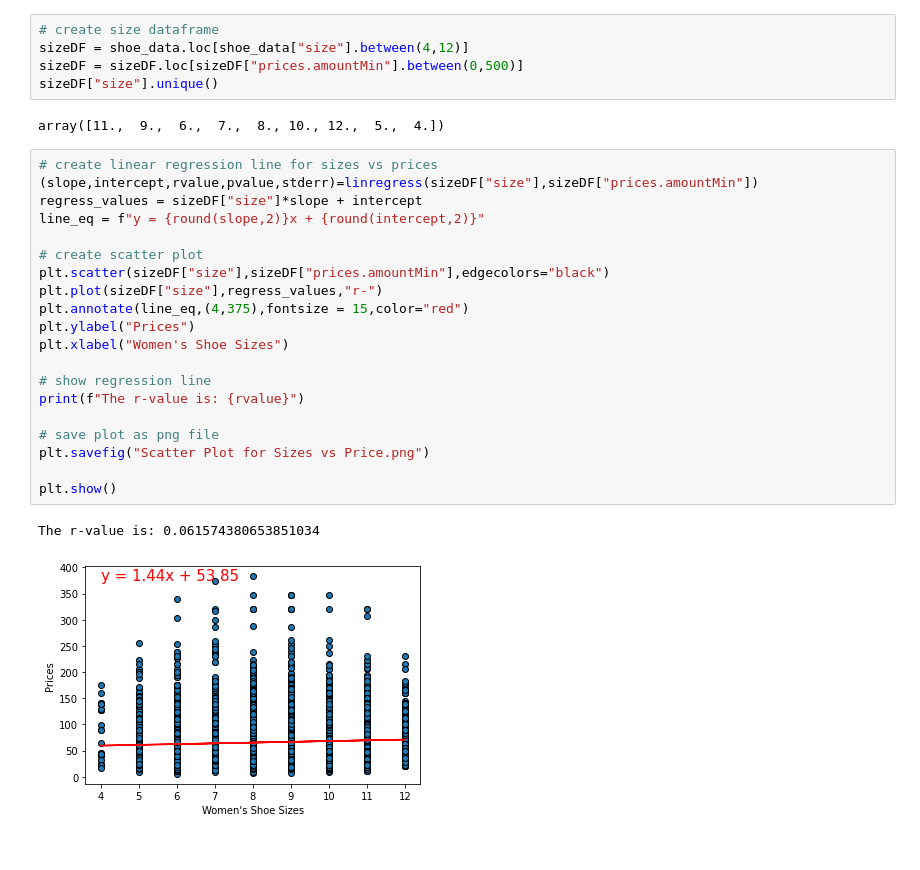
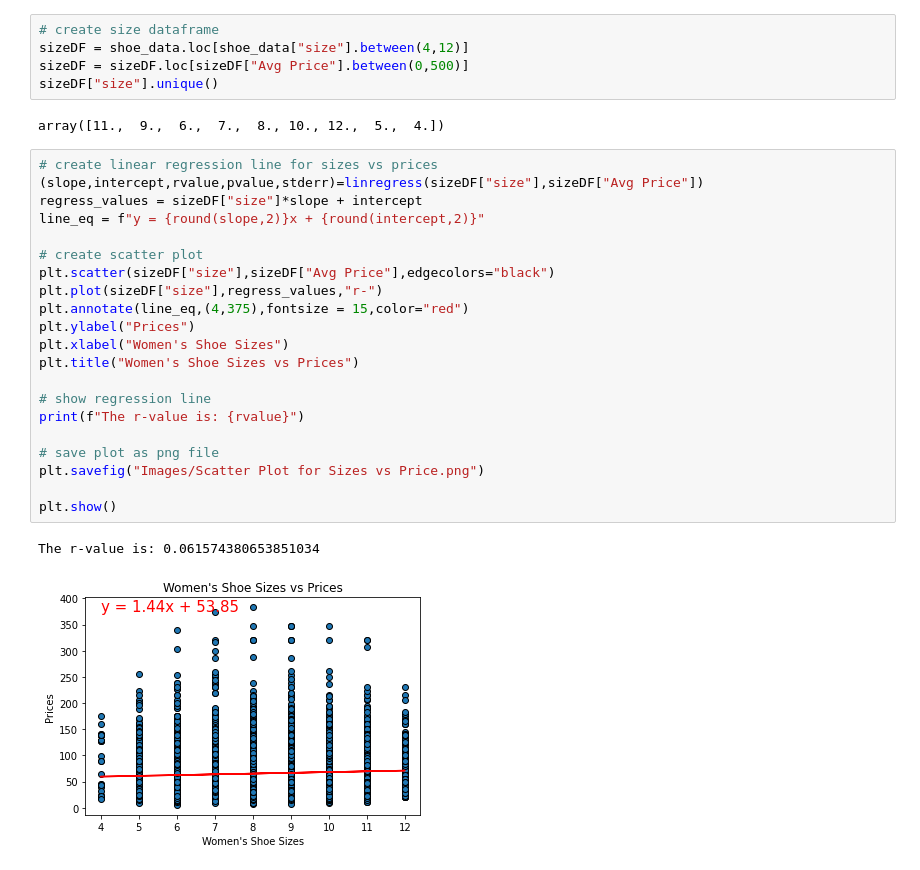
Before and after one commit to rjharris2020/Project_1, a Jupyter notebook: Shoes_Galore.ipynb, the cells around one changed output. Cells and saved outputs as stored; diff of their text form.

Commit message:
Updates to files and images

```diff
--- a/Shoes_Galore.ipynb
+++ b/Shoes_Galore.ipynb
@@ -269,30 +269,31 @@ array([ 11.,   9.,   6.,   7.,   8.,  10.,  12.,   5.,   4.,  nan,  38.,
 # %%
 # create size dataframe
 sizeDF = shoe_data.loc[shoe_data["size"].between(4,12)]
-sizeDF = sizeDF.loc[sizeDF["prices.amountMin"].between(0,500)]
+sizeDF = sizeDF.loc[sizeDF["Avg Price"].between(0,500)]
 sizeDF["size"].unique()
 # %% [output]
 array([11.,  9.,  6.,  7.,  8., 10., 12.,  5.,  4.])
 # %%
 # create linear regression line for sizes vs prices
-(slope,intercept,rvalue,pvalue,stderr)=linregress(sizeDF["size"],sizeDF["prices.amountMin"])
+(slope,intercept,rvalue,pvalue,stderr)=linregress(sizeDF["size"],sizeDF["Avg Price"])
 regress_values = sizeDF["size"]*slope + intercept
 line_eq = f"y = {round(slope,2)}x + {round(intercept,2)}"
 
 # create scatter plot
-plt.scatter(sizeDF["size"],sizeDF["prices.amountMin"],edgecolors="black")
+plt.scatter(sizeDF["size"],sizeDF["Avg Price"],edgecolors="black")
 plt.plot(sizeDF["size"],regress_values,"r-")
 plt.annotate(line_eq,(4,375),fontsize = 15,color="red")
 plt.ylabel("Prices")
 plt.xlabel("Women's Shoe Sizes")
+plt.title("Women's Shoe Sizes vs Prices")
 
 # show regression line
 print(f"The r-value is: {rvalue}")
 
 # save plot as png file
-plt.savefig("Scatter Plot for Sizes vs Price.png")
+plt.savefig("Images/Scatter Plot for Sizes vs Price.png")
 
 plt.show()
 # %% [output]
 The r-value is: 0.061574380653851034
-[figure, old version]
+[figure, new version]
```
Also changed, not shown: parts of 6 cells of this notebook, 8 other files.
